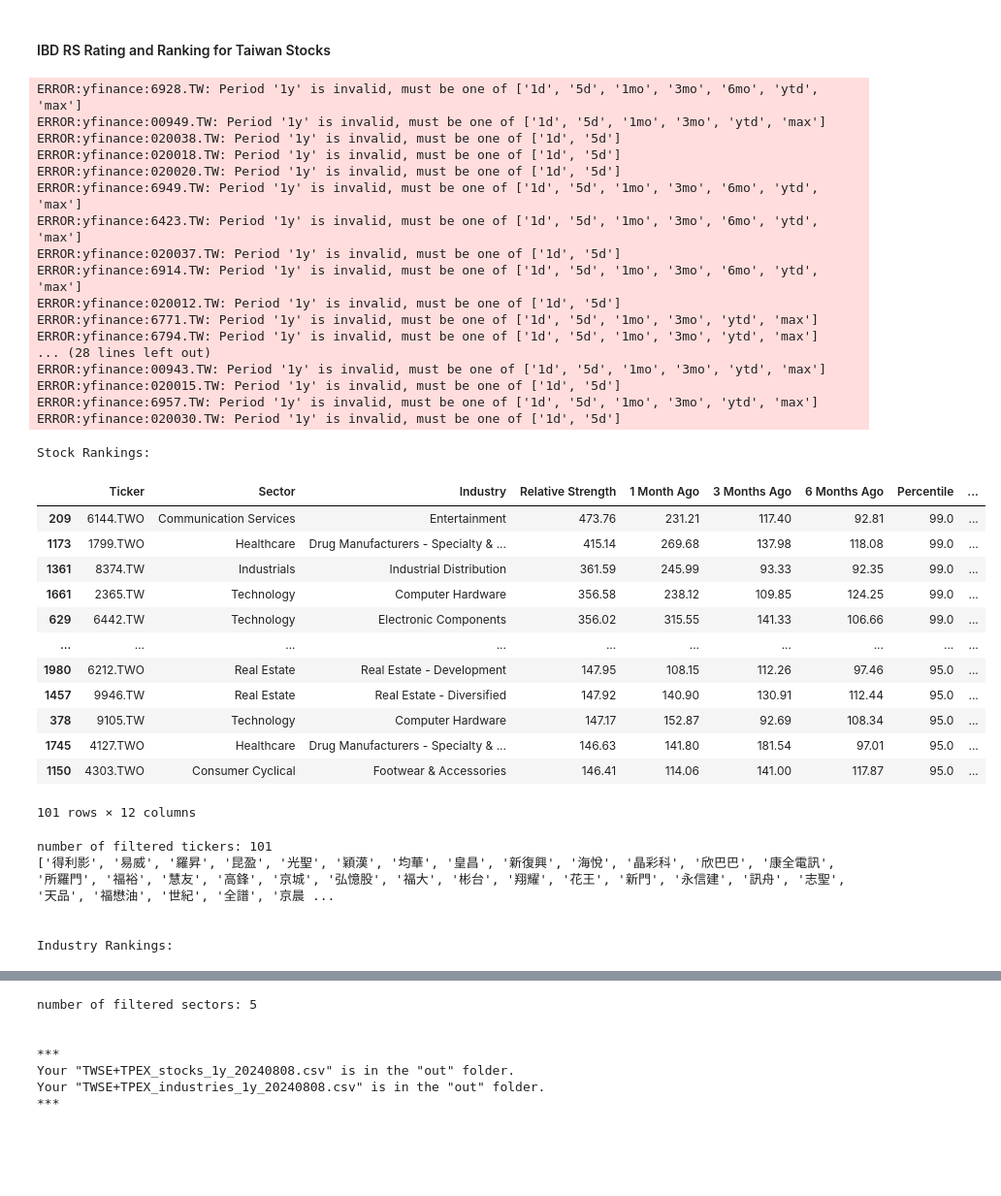
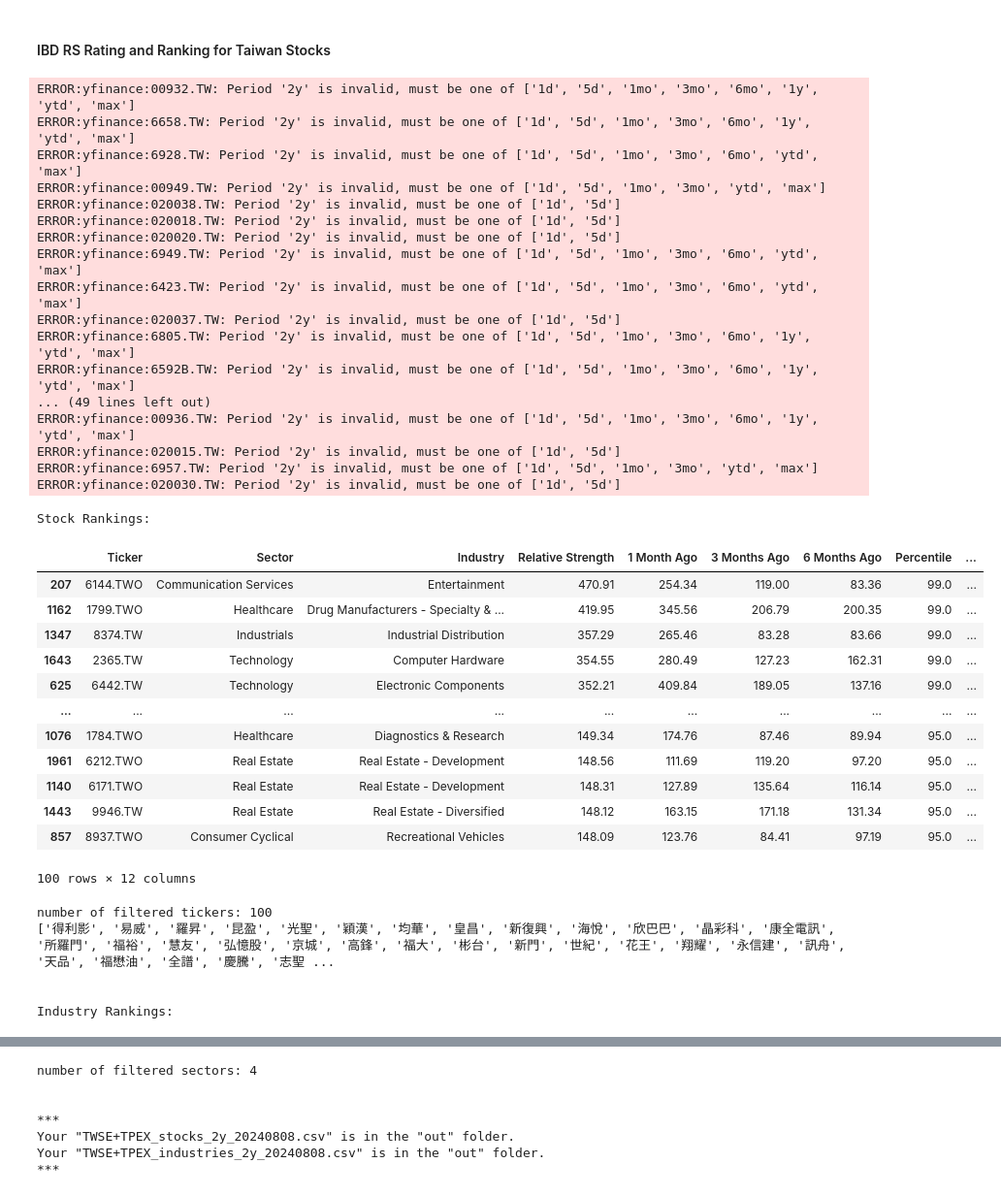
Before and after one commit to yorkjong/vistock, a Jupyter notebook: notebooks/ibd_demo.ipynb, the cells around one changed output, grey strips where cells are left out. Shown at 97% size. Drawn from its saved outputs; the diff is of its cells as text; code cells hidden in the pictures; blank space fills up the shorter version.

Commit message:
Update tables

```diff
--- a/notebooks/ibd_demo.ipynb
+++ b/notebooks/ibd_demo.ipynb
@@ -194,54 +194,54 @@ display(filtered_rank_stock)
 # %%
 from vistock import tw
 
 source = "上市+上櫃" #@param ["上市", "上櫃", "上市+上櫃", "興櫃", "全部"]
 min_percentile = 95 # @param {"type":"slider","min":1,"max":99,"step":1}
-period = "1y" # @param ["6mo","1y","ytd","2y"]
+period = "2y" # @param ["6mo","1y","ytd","2y"]
 
 code_from_name = {
     '上市': 'TWSE',
     '上櫃': 'TPEX',
     '上市+上櫃': 'TWSE+TPEX',
     '興櫃': 'ESB',
     '全部': 'TWSE+TPEX+ESB'
 }
 
 tw_stocks, tw_industries = rank(code_from_name[source], min_percentile, period,
      tickers_getter=tw.get_tickers, ref_ticker='^TWII')
 # %% [output]
-ERROR:yfinance:6928.TW: Period '1y' is invalid, must be one of ['1d', '5d', '1mo', '3mo', '6mo', 'ytd', 'max']
-ERROR:yfinance:00949.TW: Period '1y' is invalid, must be one of ['1d', '5d', '1mo', '3mo', 'ytd', 'max']
-ERROR:yfinance:020038.TW: Period '1y' is invalid, must be one of ['1d', '5d']
-ERROR:yfinance:020018.TW: Period '1y' is invalid, must be one of ['1d', '5d']
-ERROR:yfinance:020020.TW: Period '1y' is invalid, must be one of ['1d', '5d']
-ERROR:yfinance:6949.TW: Period '1y' is invalid, must be one of ['1d', '5d', '1mo', '3mo', '6mo', 'ytd', 'max']
-ERROR:yfinance:6423.TW: Period '1y' is invalid, must be one of ['1d', '5d', '1mo', '3mo', '6mo', 'ytd', 'max']
-ERROR:yfinance:020037.TW: Period '1y' is invalid, must be one of ['1d', '5d']
-ERROR:yfinance:6914.TW: Period '1y' is invalid, must be one of ['1d', '5d', '1mo', '3mo', '6mo', 'ytd', 'max']
-ERROR:yfinance:020012.TW: Period '1y' is invalid, must be one of ['1d', '5d']
-ERROR:yfinance:6771.TW: Period '1y' is invalid, must be one of ['1d', '5d', '1mo', '3mo', 'ytd', 'max']
-ERROR:yfinance:6794.TW: Period '1y' is invalid, must be one of ['1d', '5d', '1mo', '3mo', 'ytd', 'max']
-... (28 lines left out)
-ERROR:yfinance:00943.TW: Period '1y' is invalid, must be one of ['1d', '5d', '1mo', '3mo', 'ytd', 'max']
-ERROR:yfinance:020015.TW: Period '1y' is invalid, must be one of ['1d', '5d']
-ERROR:yfinance:6957.TW: Period '1y' is invalid, must be one of ['1d', '5d', '1mo', '3mo', 'ytd', 'max']
-ERROR:yfinance:020030.TW: Period '1y' is invalid, must be one of ['1d', '5d']
+ERROR:yfinance:00932.TW: Period '2y' is invalid, must be one of ['1d', '5d', '1mo', '3mo', '6mo', '1y', 'ytd', 'max']
+ERROR:yfinance:6658.TW: Period '2y' is invalid, must be one of ['1d', '5d', '1mo', '3mo', '6mo', '1y', 'ytd', 'max']
+ERROR:yfinance:6928.TW: Period '2y' is invalid, must be one of ['1d', '5d', '1mo', '3mo', '6mo', 'ytd', 'max']
+ERROR:yfinance:00949.TW: Period '2y' is invalid, must be one of ['1d', '5d', '1mo', '3mo', 'ytd', 'max']
+ERROR:yfinance:020038.TW: Period '2y' is invalid, must be one of ['1d', '5d']
+ERROR:yfinance:020018.TW: Period '2y' is invalid, must be one of ['1d', '5d']
+ERROR:yfinance:020020.TW: Period '2y' is invalid, must be one of ['1d', '5d']
+ERROR:yfinance:6949.TW: Period '2y' is invalid, must be one of ['1d', '5d', '1mo', '3mo', '6mo', 'ytd', 'max']
+ERROR:yfinance:6423.TW: Period '2y' is invalid, must be one of ['1d', '5d', '1mo', '3mo', '6mo', 'ytd', 'max']
+ERROR:yfinance:020037.TW: Period '2y' is invalid, must be one of ['1d', '5d']
+ERROR:yfinance:6805.TW: Period '2y' is invalid, must be one of ['1d', '5d', '1mo', '3mo', '6mo', '1y', 'ytd', 'max']
+ERROR:yfinance:6592B.TW: Period '2y' is invalid, must be one of ['1d', '5d', '1mo', '3mo', '6mo', '1y', 'ytd', 'max']
+... (49 lines left out)
+ERROR:yfinance:00936.TW: Period '2y' is invalid, must be one of ['1d', '5d', '1mo', '3mo', '6mo', '1y', 'ytd', 'max']
+ERROR:yfinance:020015.TW: Period '2y' is invalid, must be one of ['1d', '5d']
+ERROR:yfinance:6957.TW: Period '2y' is invalid, must be one of ['1d', '5d', '1mo', '3mo', 'ytd', 'max']
+ERROR:yfinance:020030.TW: Period '2y' is invalid, must be one of ['1d', '5d']
 Stock Rankings:
 |  | Ticker | Sector | Industry | Relative Strength | 1 Month Ago | 3 Months Ago | 6 Months Ago | Percentile | ... |
-| 209 | 6144.TWO | Communication Services | Entertainment | 473.76 | 231.21 | 117.40 | 92.81 | 99.0 | ... |
-| 1173 | 1799.TWO | Healthcare | Drug Manufacturers - Specialty & ... | 415.14 | 269.68 | 137.98 | 118.08 | 99.0 | ... |
-| 1361 | 8374.TW | Industrials | Industrial Distribution | 361.59 | 245.99 | 93.33 | 92.35 | 99.0 | ... |
-| 1661 | 2365.TW | Technology | Computer Hardware | 356.58 | 238.12 | 109.85 | 124.25 | 99.0 | ... |
-| 629 | 6442.TW | Technology | Electronic Components | 356.02 | 315.55 | 141.33 | 106.66 | 99.0 | ... |
+| 207 | 6144.TWO | Communication Services | Entertainment | 470.91 | 254.34 | 119.00 | 83.36 | 99.0 | ... |
+| 1162 | 1799.TWO | Healthcare | Drug Manufacturers - Specialty & ... | 419.95 | 345.56 | 206.79 | 200.35 | 99.0 | ... |
+| 1347 | 8374.TW | Industrials | Industrial Distribution | 357.29 | 265.46 | 83.28 | 83.66 | 99.0 | ... |
+| 1643 | 2365.TW | Technology | Computer Hardware | 354.55 | 280.49 | 127.23 | 162.31 | 99.0 | ... |
+| 625 | 6442.TW | Technology | Electronic Components | 352.21 | 409.84 | 189.05 | 137.16 | 99.0 | ... |
 | ... | ... | ... | ... | ... | ... | ... | ... | ... | ... |
-| 1980 | 6212.TWO | Real Estate | Real Estate - Development | 147.95 | 108.15 | 112.26 | 97.46 | 95.0 | ... |
-| 1457 | 9946.TW | Real Estate | Real Estate - Diversified | 147.92 | 140.90 | 130.91 | 112.44 | 95.0 | ... |
-| 378 | 9105.TW | Technology | Computer Hardware | 147.17 | 152.87 | 92.69 | 108.34 | 95.0 | ... |
-| 1745 | 4127.TWO | Healthcare | Drug Manufacturers - Specialty & ... | 146.63 | 141.80 | 181.54 | 97.01 | 95.0 | ... |
-| 1150 | 4303.TWO | Consumer Cyclical | Footwear & Accessories | 146.41 | 114.06 | 141.00 | 117.87 | 95.0 | ... |
+| 1076 | 1784.TWO | Healthcare | Diagnostics & Research | 149.34 | 174.76 | 87.46 | 89.94 | 95.0 | ... |
+| 1961 | 6212.TWO | Real Estate | Real Estate - Development | 148.56 | 111.69 | 119.20 | 97.20 | 95.0 | ... |
+| 1140 | 6171.TWO | Real Estate | Real Estate - Development | 148.31 | 127.89 | 135.64 | 116.14 | 95.0 | ... |
+| 1443 | 9946.TW | Real Estate | Real Estate - Diversified | 148.12 | 163.15 | 171.18 | 131.34 | 95.0 | ... |
+| 857 | 8937.TWO | Consumer Cyclical | Recreational Vehicles | 148.09 | 123.76 | 84.41 | 97.19 | 95.0 | ... |
-101 rows × 12 columns
+100 rows × 12 columns
-number of filtered tickers: 101
-['得利影', '易威', '羅昇', '昆盈', '光聖', '穎漢', '均華', '皇昌', '新復興', '海悅', '晶彩科', '欣巴巴', '康全電訊', '所羅門', '福裕', '慧友', '高鋒', '京城', '弘憶股', '福大', '彬台', '翔耀', '花王', '新門', '永信建', '訊舟', '志聖', '天品', '福懋油', '世紀', '全譜', '京晨 ...
+number of filtered tickers: 100
+['得利影', '易威', '羅昇', '昆盈', '光聖', '穎漢', '均華', '皇昌', '新復興', '海悅', '欣巴巴', '晶彩科', '康全電訊', '所羅門', '福裕', '慧友', '弘憶股', '京城', '高鋒', '福大', '彬台', '新門', '世紀', '花王', '翔耀', '永信建', '訊舟', '天品', '福懋油', '全譜', '慶騰', '志聖 ...
 
 
 Industry Rankings:
@@ -254,9 +253,9 @@ Industry Rankings:
-number of filtered sectors: 5
+number of filtered sectors: 4
 
 
 ***
-Your "TWSE+TPEX_stocks_1y_20240808.csv" is in the "out" folder.
-Your "TWSE+TPEX_industries_1y_20240808.csv" is in the "out" folder.
+Your "TWSE+TPEX_stocks_2y_20240808.csv" is in the "out" folder.
+Your "TWSE+TPEX_industries_2y_20240808.csv" is in the "out" folder.
 ***
 # %%
 # @title Filtered Taiwan Stocks with Increasing RS > 100
```
Also changed, not shown: parts of 2 cells of this notebook.
